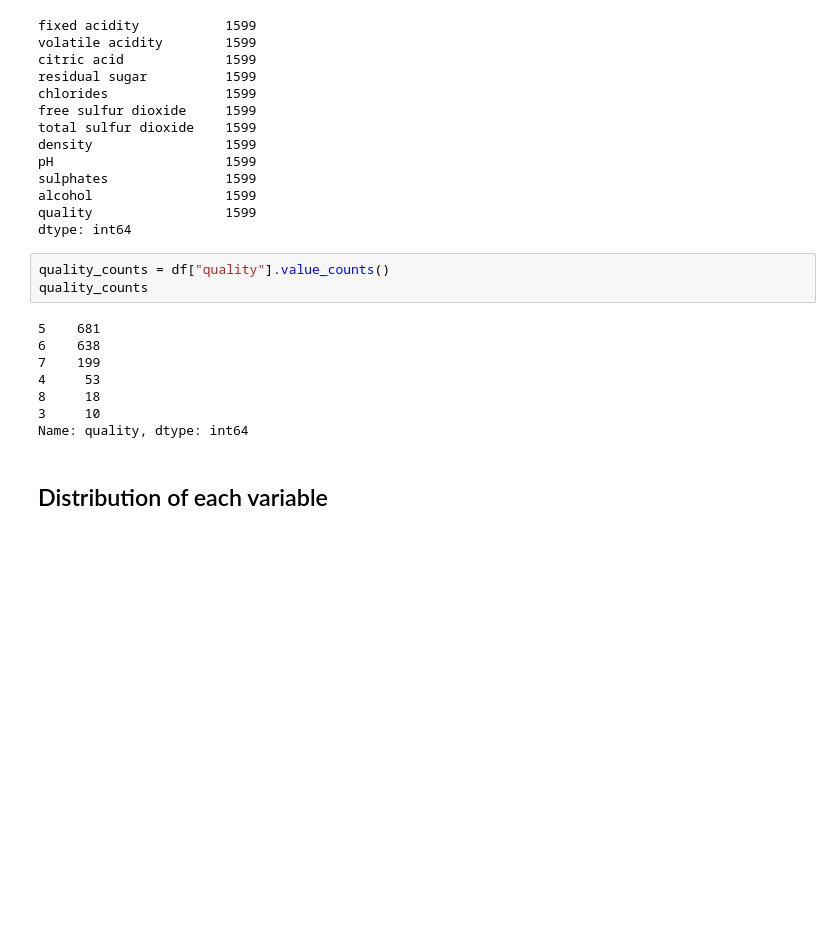
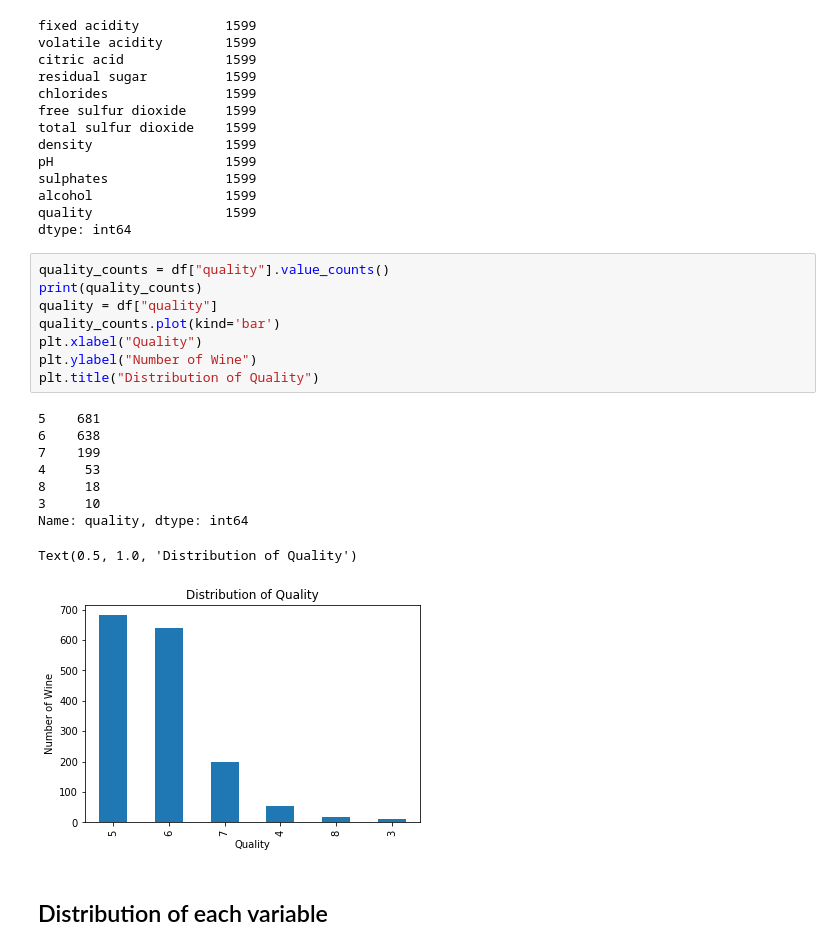
Before and after one commit to calderon0423/Perfectly_Paired, a Jupyter notebook: Red_Analysis/Red_Wine_Regression.ipynb, the cells around one changed output. Drawn from its saved outputs; the diff is of its cells as text; blank space fills up the shorter version.

Commit message:
red wine screenshots and descriptions

```diff
--- a/Red_Analysis/Red_Wine_Regression.ipynb
+++ b/Red_Analysis/Red_Wine_Regression.ipynb
@@ -48,17 +49,24 @@ sulphates               1599
 alcohol                 1599
 quality                 1599
 dtype: int64
-# %%
-quality_counts = df["quality"].value_counts()
-quality_counts
-# %% [output]
-5    681
-6    638
-7    199
-4     53
-8     18
-3     10
-Name: quality, dtype: int64
+# %%
+quality_counts = df["quality"].value_counts()
+print(quality_counts)
+quality = df["quality"]
+quality_counts.plot(kind='bar')
+plt.xlabel("Quality")
+plt.ylabel("Number of Wine")
+plt.title("Distribution of Quality")
+# %% [output]
+5    681
+6    638
+7    199
+4     53
+8     18
+3     10
+Name: quality, dtype: int64
+Text(0.5, 1.0, 'Distribution of Quality')
+[figure, added]
 # %% [markdown]
 ## Distribution of each variable
 # %%
```
Also changed, not shown: parts of 13 cells of this notebook, 11 other files.
